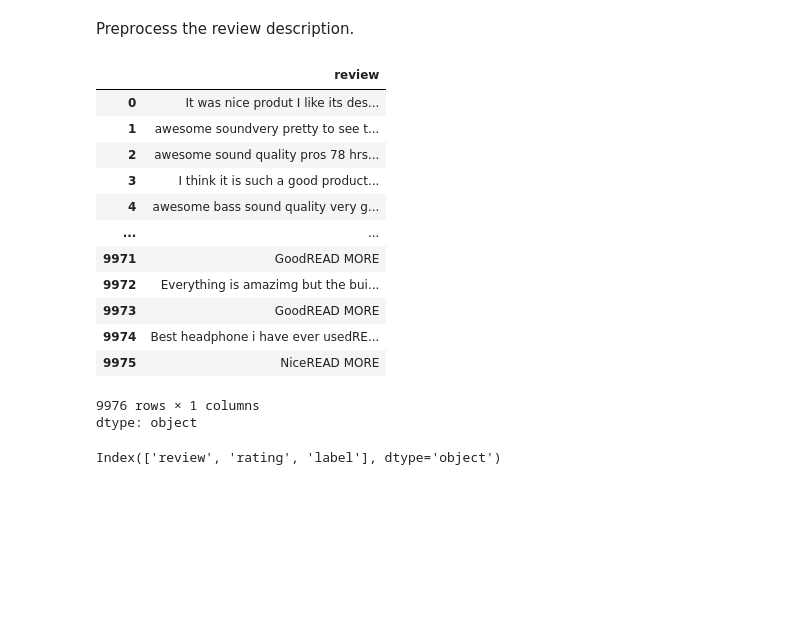
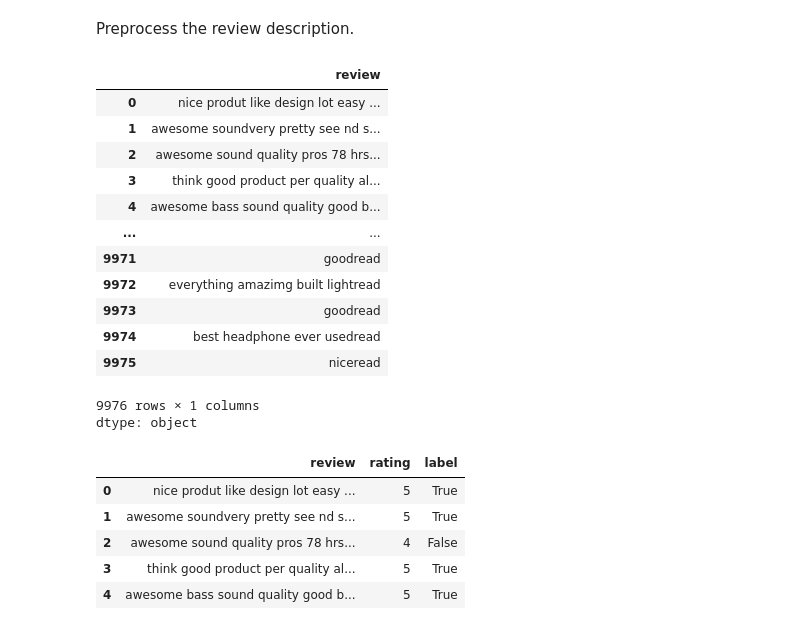
Before and after one commit to rizz045/Flipkart-Reviews-Sentiment-Analysis-using-Python, a Jupyter notebook: Flipkart_Reviews_Sentiment_Analysis_using_Python.ipynb, the cells around one changed output. Drawn from its saved outputs; the diff is of its cells as text; code cells hidden in the pictures; blank space fills up the shorter version.

```diff
--- a/Flipkart_Reviews_Sentiment_Analysis_using_Python.ipynb
+++ b/Flipkart_Reviews_Sentiment_Analysis_using_Python.ipynb
@@ -97,33 +101,57 @@ dtype: int64
 # %% [markdown]
 Preprocess the review description.
 # %%
-# Preprocess the data
-def preprocess(sentence):
+# # Preprocess the data
+# def preprocess(sentence):
 
-    # Remove punchuation marks
-    sentence = re.sub(r'[^\w\s]', '', sentence)
+#     # Remove punchuation marks
+#     sentence = re.sub(r'[^\w\s]', '', sentence)
 
-    # Remove Stop words
+#     # Remove Stop words
 
-    return sentence
-df['review'] = df['review'].apply(preprocess)
-df['review']
+#     return sentence
+# df['review'] = df['review'].apply(preprocess)
+# df['review']
-# %% [output]
-|  | review |
-| 0 | It was nice produt I like its des... |
-| 1 | awesome soundvery pretty to see t... |
-| 2 | awesome sound quality pros 78 hrs... |
-| 3 | I think it is such a good product... |
-| 4 | awesome bass sound quality very g... |
-| ... | ... |
-| 9971 | GoodREAD MORE |
-| 9972 | Everything is amazimg but the bui... |
-| 9973 | GoodREAD MORE |
-| 9974 | Best headphone i have ever usedRE... |
-| 9975 | NiceREAD MORE |
-9976 rows × 1 columns
-dtype: object
-# %%
-df.columns
-# %% [output]
-Index(['review', 'rating', 'label'], dtype='object')
+# %%
+#converting all the text in the dataset to lowercase
+def prep_text(text):                                  # preprocessing function
+    text = text.lower()                          #convert all text to lower case
+    #Remove punctuation and special characters
+    text = re.sub(r'[^\w\s]', '', text)          #Remove punctuation and special characters using regex
+
+    #tokenize the text
+    tokens = word_tokenize(text)                  # conerting each lines into tokens
+
+    #removing stopwords
+    stop_words = set(stopwords.words('english'))                              #setting up stopwords
+    filtered_tokens = [word for word in tokens if word not in stop_words]     #filtering all the tokens against stopwords
+    return filtered_tokens
+df['review'] = df['review'].apply(prep_text)
+df['review'] = df['review'].apply(lambda x: " ". join(map(str, x)))           #list to sentence
+df['review']
+# %% [output]
+|  | review |
+| 0 | nice produt like design lot easy ... |
+| 1 | awesome soundvery pretty see nd s... |
+| 2 | awesome sound quality pros 78 hrs... |
+| 3 | think good product per quality al... |
+| 4 | awesome bass sound quality good b... |
+| ... | ... |
+| 9971 | goodread |
+| 9972 | everything amazimg built lightread |
+| 9973 | goodread |
+| 9974 | best headphone ever usedread |
+| 9975 | niceread |
+9976 rows × 1 columns
+dtype: object
+# %%
+preprocessed_review = df['review'].values
+df['review'] = preprocessed_review
+df.head()
+# %% [output]
+|  | review | rating | label |
+| 0 | nice produt like design lot easy ... | 5 | True |
+| 1 | awesome soundvery pretty see nd s... | 5 | True |
+| 2 | awesome sound quality pros 78 hrs... | 4 | False |
+| 3 | think good product per quality al... | 5 | True |
+| 4 | awesome bass sound quality good b... | 5 | True |
```
Also changed, not shown: parts of 10 cells of this notebook.
